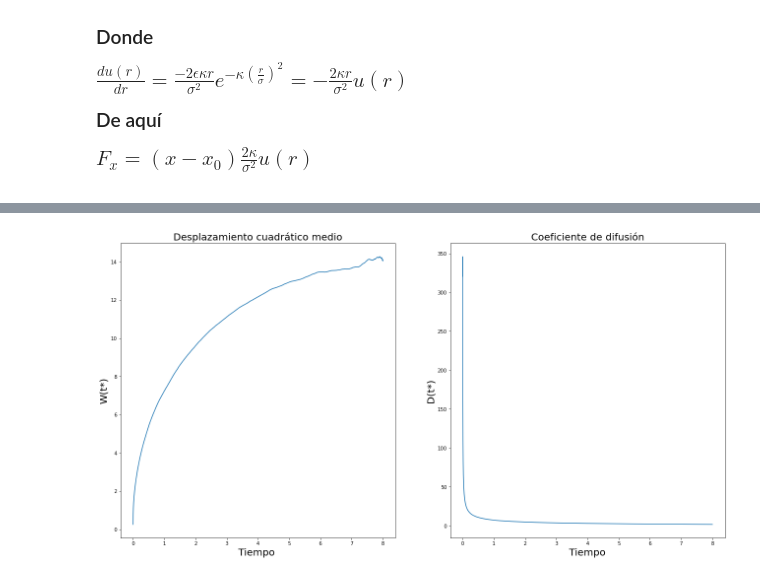
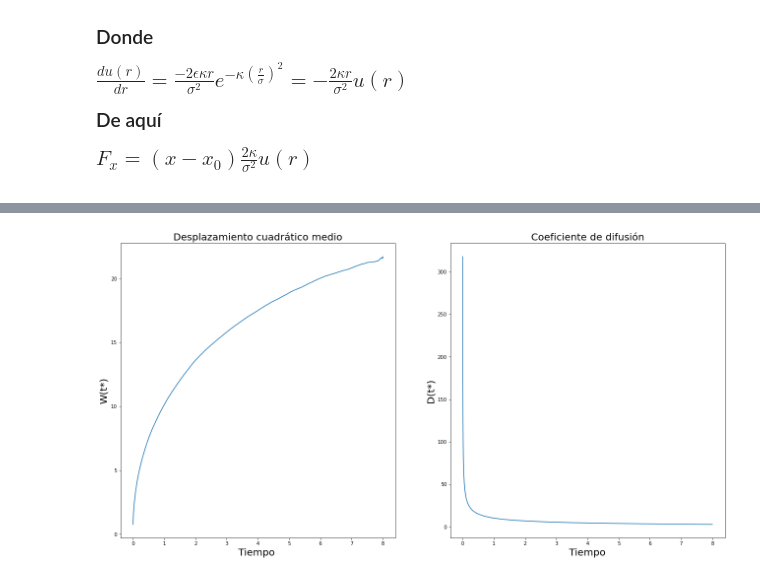
Before and after one commit to FidelNavarro/Desarrollo-Experimental-2, a Jupyter notebook: Tarea 5/Tarea5.ipynb, the cells around one changed output, grey strips where cells are left out. Saved outputs shown, nothing was run; the diff lists cells and outputs as text; code cells hidden in the pictures.

```diff
--- a/Tarea 5/Tarea5.ipynb
+++ b/Tarea 5/Tarea5.ipynb
@@ -346,12 +370,12 @@ from numba import njit
 #permite calcular la configuración inicial y la longitud de la caja
 #la energía de la configuración inicial para 2D y 3D,
 #y el calculo de las configuraciones en 2D y 3D
-from config_T5_3 import caja, L_bi, gdr, wdt2, wdt,wdt3, gauss, fuerzaYukawa, fuerzaGauss, movimientoYukawa, movimientoGauss, pote
+from config_T5_3 import caja, L_bi, gdr, wdt2,wdt3, gauss, fuerzaYukawa, fuerzaGauss, movimientoYukawa, movimientoGauss, pote
 #--------------------------------------------------------------------------------------------
 
 #Establecemos los valores con los cuales trabajaremos
 
-N = 1000             #Número de partículas
+N = 2000             #Número de partículas
 n = 6*0.2 / np.pi             #Densidad
 dim = 3              #La dimension con la cual trabajaremos (muchas funciones estan generalizadas)
 nStep =40000         #Número de configuraciones
@@ -403,5 +427,5 @@ La energía por partícula de la configuración incial es  74.66834848088317
 # %%
-xfin,yfin,zfin,Cx,Cy,Cz,Cxr,Cyr,Czr,V,k1,k2 = movimientoGauss(x,y,z,fx,fy,fz,L,N,rCut,nStep,dT,nener,iFrec1, iFrec2, n)
+xfin,yfin,zfin,Cx,Cy,Cz,Cxr,Cyr,Czr,Cxr2,Cyr2,Czr2,V,k1,k2 = movimientoGauss(x,y,z,fx,fy,fz,L,N,rCut,nStep,dT,nener,iFrec1, iFrec2, n)
 # %%
 fig = plt.figure()
 fig.set_size_inches(22,11)
@@ -504,26 +528,26 @@ time, wt, dif = wdt3(Cxr, Cyr, Czr, N, k2, dT, iFrec2)
 # %%
 fig = plt.figure()
 fig.set_size_inches(22,11)
 
 ax1 = fig.add_subplot(1,2,1)
-ax1.plot(time[1:],wt[1:])
+ax1.plot(time[5:],wt[5:])
 
 ax1.set_title("Desplazamiento cuadrático medio", size=20)
 ax1.set_ylabel("W(t*)", size=20)
 ax1.set_xlabel("Tiempo ", size=20)
 
 ax2 = fig.add_subplot(1,2,2)
-ax2.plot(time[1:], dif[1:])
+ax2.plot(time[5:], dif[5:])
 
 ax2.set_title("Coeficiente de difusión", size=20)
 ax2.set_ylabel("D(t*)", size=20)
 ax2.set_xlabel("Tiempo", size=20)
 
 fig.savefig('Wt_Dif_Gauss', dpi=fig.dpi, facecolor="white")
 
 plt.show()
 # %% [output]
-[figure, old version]
+[figure, new version]
 # %%
 np.savetxt('cx_gauss.csv', Cx, delimiter=',')
 np.savetxt('cy_gauss.csv', Cy, delimiter=',')
```
Also changed, not shown: parts of 23 cells of this notebook, 1 other file.
